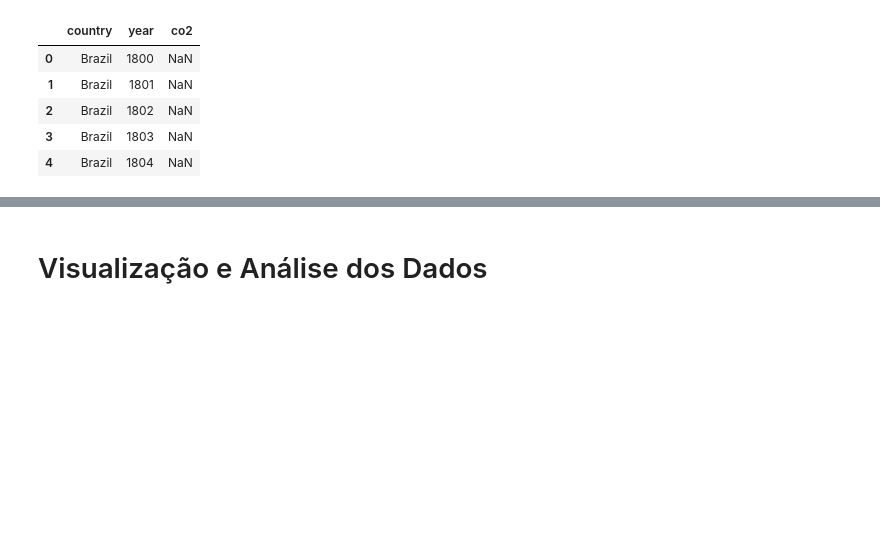
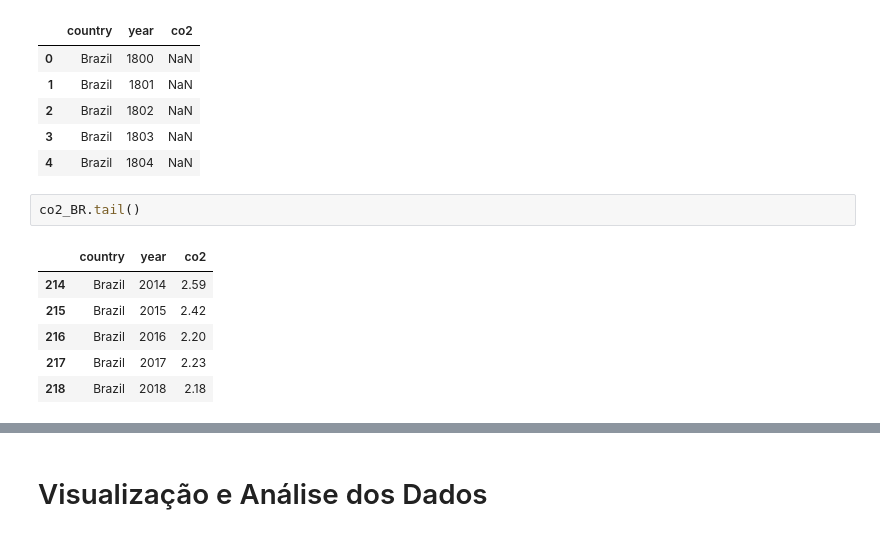
Before and after one commit to Rogerio-mack/Analise-de-Dados, a Jupyter notebook: EDA_Projeto2_Definicao_e_Apoio.ipynb, the cells around one changed output, grey strips where cells are left out. Saved outputs shown, nothing was run; the diff lists cells and outputs as text; blank space fills up the shorter version.

```diff
--- a/EDA_Projeto2_Definicao_e_Apoio.ipynb
+++ b/EDA_Projeto2_Definicao_e_Apoio.ipynb
@@ -120,5 +136,14 @@ co2_BR.head()
 | 2 | Brazil | 1802 | NaN |
 | 3 | Brazil | 1803 | NaN |
 | 4 | Brazil | 1804 | NaN |
+# %%
+co2_BR.tail()
+# %% [output]
+|  | country | year | co2 |
+| 214 | Brazil | 2014 | 2.59 |
+| 215 | Brazil | 2015 | 2.42 |
+| 216 | Brazil | 2016 | 2.20 |
+| 217 | Brazil | 2017 | 2.23 |
+| 218 | Brazil | 2018 | 2.18 |
 # %%
 BR = pd.merge(BR,co2_BR,on=['country','year'])
```
Also changed, not shown: parts of 2 cells of this notebook.
